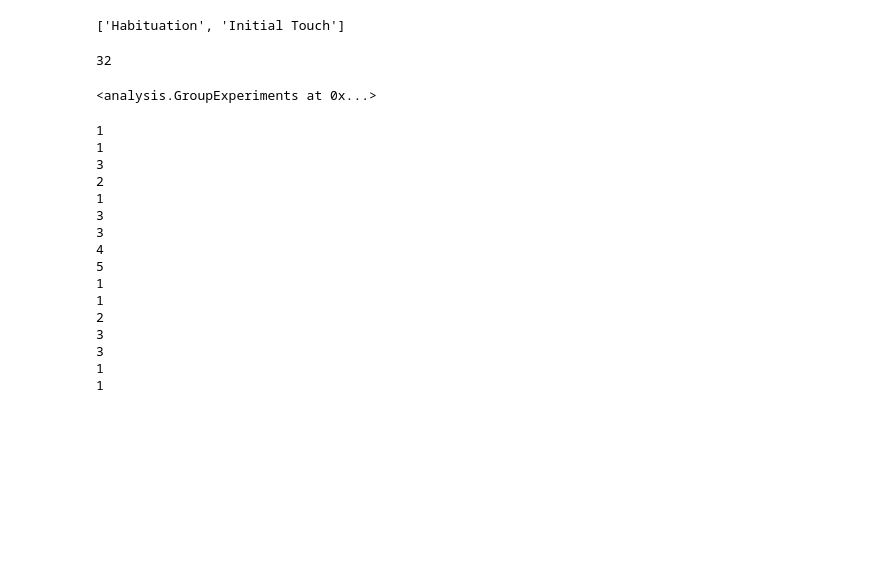
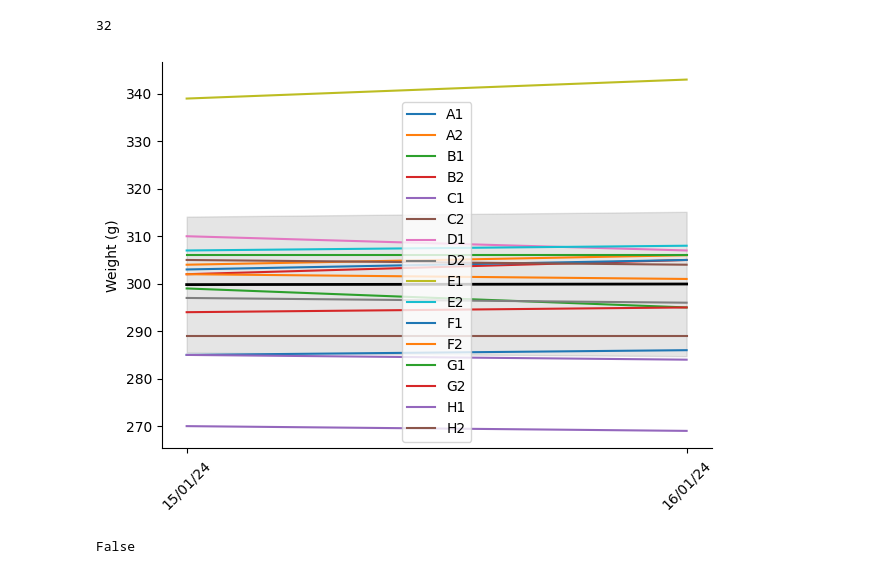
Before and after one commit to yger/equipsy, a Jupyter notebook: results/analysis.ipynb, the cells around one changed output. Drawn from its saved outputs; the diff is of its cells as text; code cells hidden in the pictures; blank space fills up the shorter version.

```diff
--- a/results/analysis.ipynb
+++ b/results/analysis.ipynb
@@ -55,36 +31,16 @@ A_Rat PAL Initial Touch Training v2
-# %%
-group_experiments.all_types
-# %% [output]
-['Habituation', 'Initial Touch']
 # %%
-a = group_experiments.get_experiments_per_type('Habituation')
+a = group_experiments.get_experiments_per_types('Habituation')
-# %%
-a.nb_experiments
-# %% [output]
-32
+# %%
+a.nb_experiments
+# %% [output]
+32
+# %%
+from plotting import *
+display_weights(a)
+# %% [output]
+[figure, added]
 # %%
-group_experiments
+import numpy as np
+np.iterable(0)
 # %% [output]
-<analysis.GroupExperiments at 0x...>
+False
-# %%
-for e in a.experiments:
-    df = e.data
-    du = df[(df['DEventText'] == 'Variable Event') & (df['DEffectText'] == 'Correct_Counter')]
-    print(len(du))
-# %% [output]
-1
-1
-3
-2
-1
-3
-3
-4
-5
-1
-1
-2
-3
-3
-1
-1
```
Also changed, not shown: parts of 3 cells of this notebook, 2 other files.
